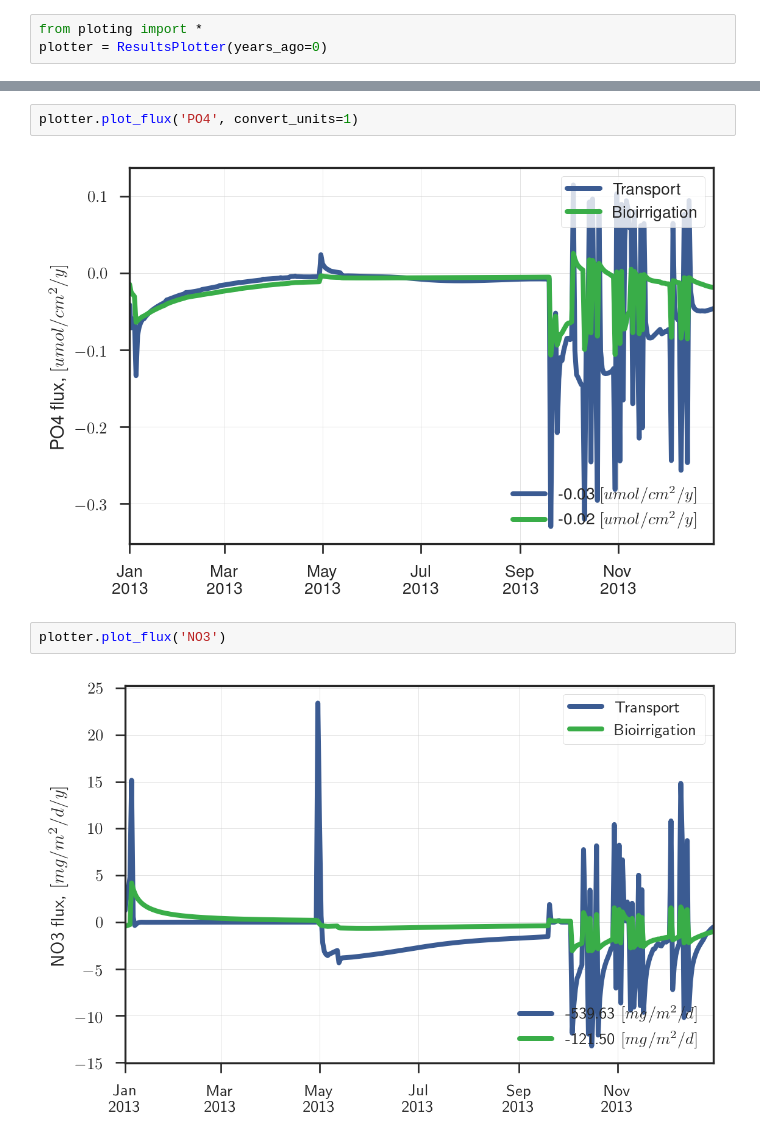
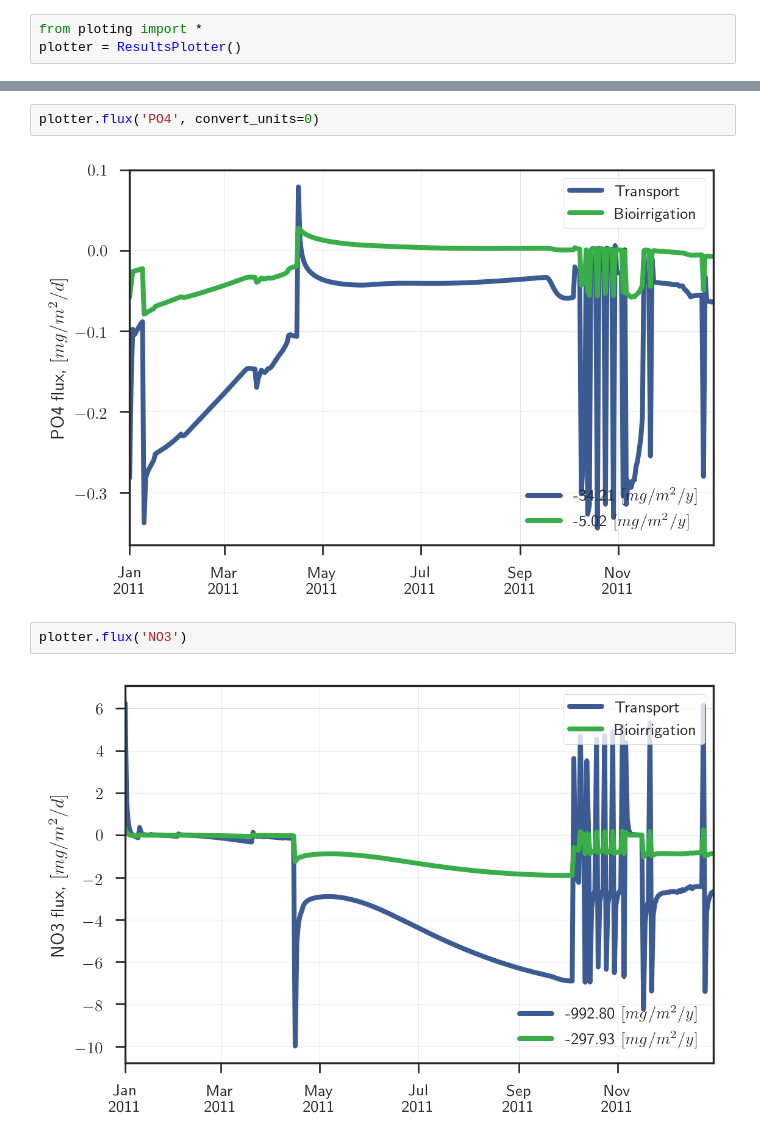
Before and after one commit to biogeochemistry/MyLake_v2_Vansjo, a Jupyter notebook: Postproc_code/plots.ipynb, the cells around one changed output, grey strips where cells are left out. Saved outputs shown, nothing was run; the diff lists cells and outputs as text.

```diff
--- a/Postproc_code/plots.ipynb
+++ b/Postproc_code/plots.ipynb
@@ -21,4 +21,4 @@ str(datetime.now())
 # %%
 from ploting import *
-plotter = ResultsPlotter(years_ago=0)
+plotter = ResultsPlotter()
 # %%
@@ -28,11 +28,11 @@ plotter.bulk_sediment_profile(['FeOH3zt'])
 # %%
-plotter.plot_flux('PO4', convert_units=1)
+plotter.flux('PO4', convert_units=0)
 # %% [output]
-[figure, old version]
+[figure, new version]
 # %%
-plotter.plot_flux('NO3')
+plotter.flux('NO3')
 # %% [output]
-[figure, old version]
+[figure, new version]
 # %%
 plotter.contour_plot('water-column', ['O2zt'],  cmap=cmocean.cm.oxy)
 # %% [output]
```
Also changed, not shown: parts of 48 cells of this notebook, 10 other files.
